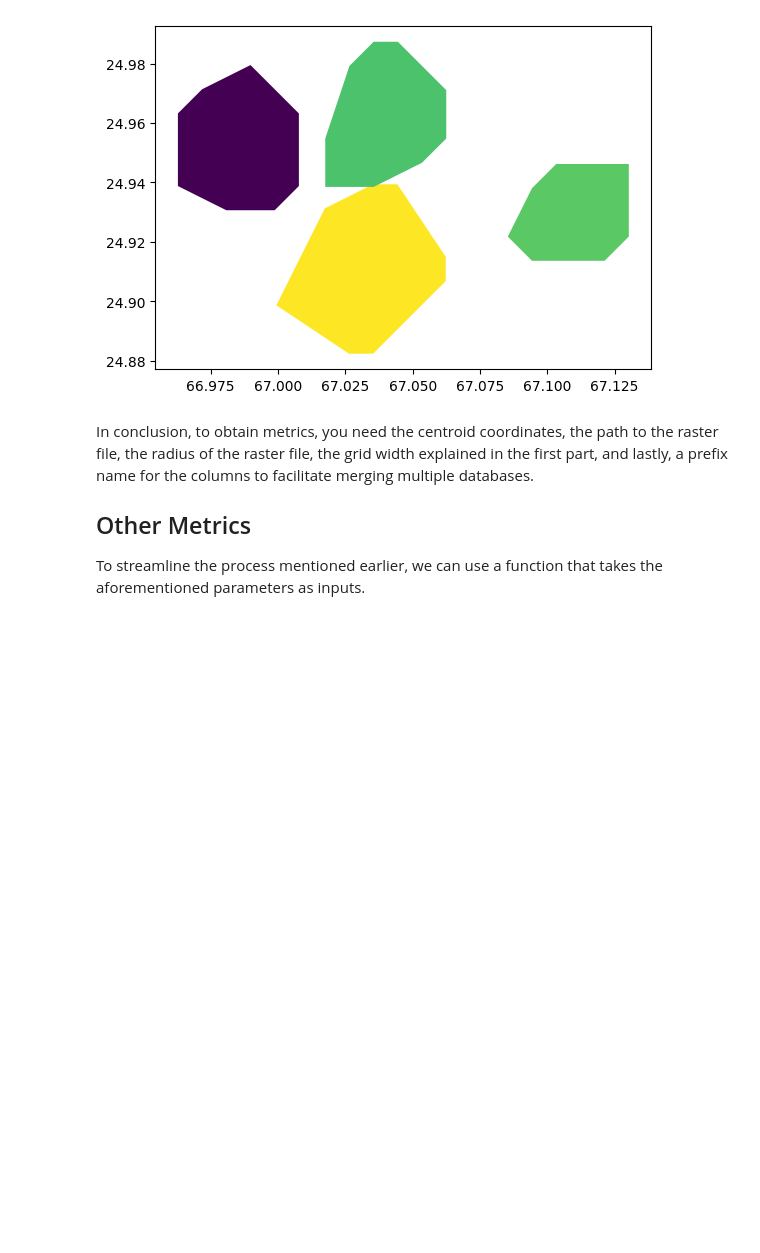
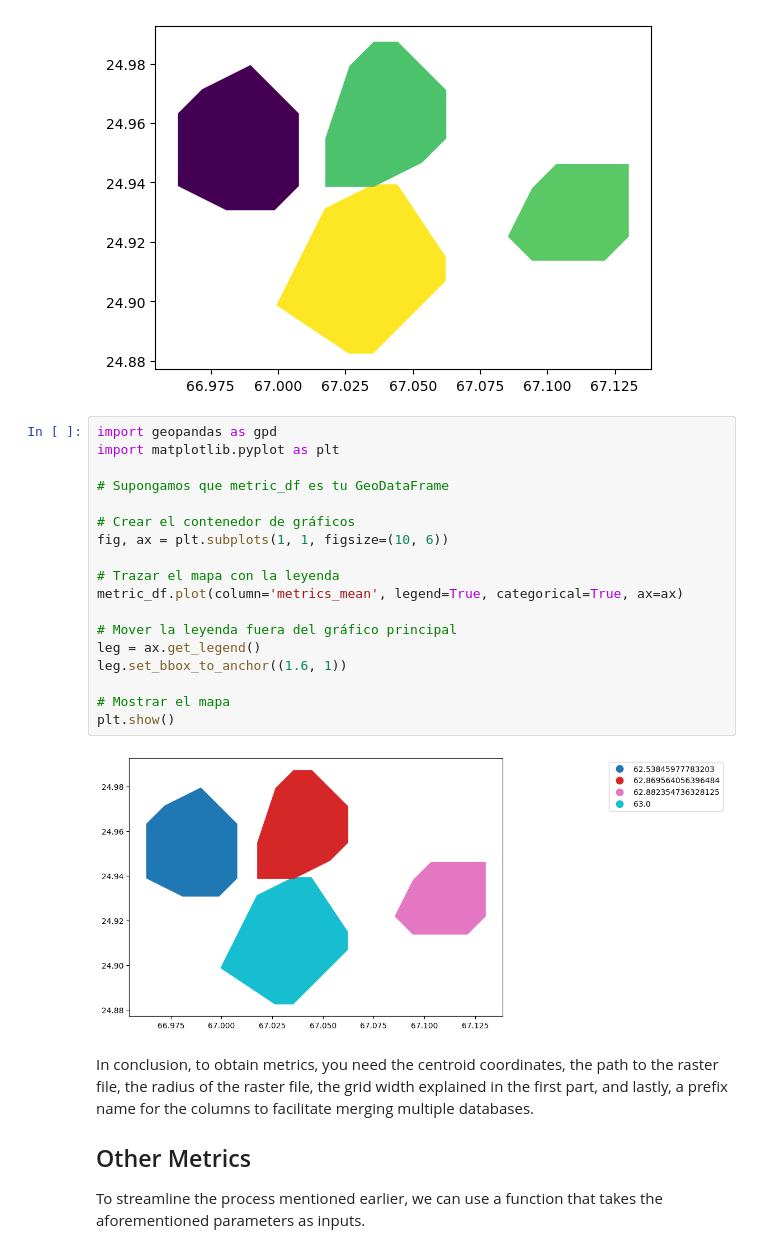
Before and after one commit to TJhon/python-raster-crop, a Jupyter notebook: tutorials/reference.ipynb, the cells around one changed output. Drawn from its saved outputs; the diff is of its cells as text; blank space fills up the shorter version.

```diff
--- a/tutorials/reference.ipynb
+++ b/tutorials/reference.ipynb
@@ -541,6 +541,26 @@ save_plot("multiples_shapefiles")
 # %% [output]
 ../figures/17_multiples_shapefiles.png
 [figure]
+# %%
+import geopandas as gpd
+import matplotlib.pyplot as plt
+
+# Supongamos que metric_df es tu GeoDataFrame
+
+# Crear el contenedor de gráficos
+fig, ax = plt.subplots(1, 1, figsize=(10, 6))
+
+# Trazar el mapa con la leyenda
+metric_df.plot(column='metrics_mean', legend=True, categorical=True, ax=ax)
+
+# Mover la leyenda fuera del gráfico principal
+leg = ax.get_legend()
+leg.set_bbox_to_anchor((1.6, 1))
+
+# Mostrar el mapa
+plt.show()
+# %% [output]
+[figure, added]
 # %% [markdown]
 In conclusion, to obtain metrics, you need the centroid coordinates, the path to the raster file, the radius of the raster file, the grid width explained in the first part, and lastly, a prefix name for the columns to facilitate merging multiple databases.
 <!--  -->
```
Also changed, not shown: parts of 8 cells of this notebook, 2 other files.
